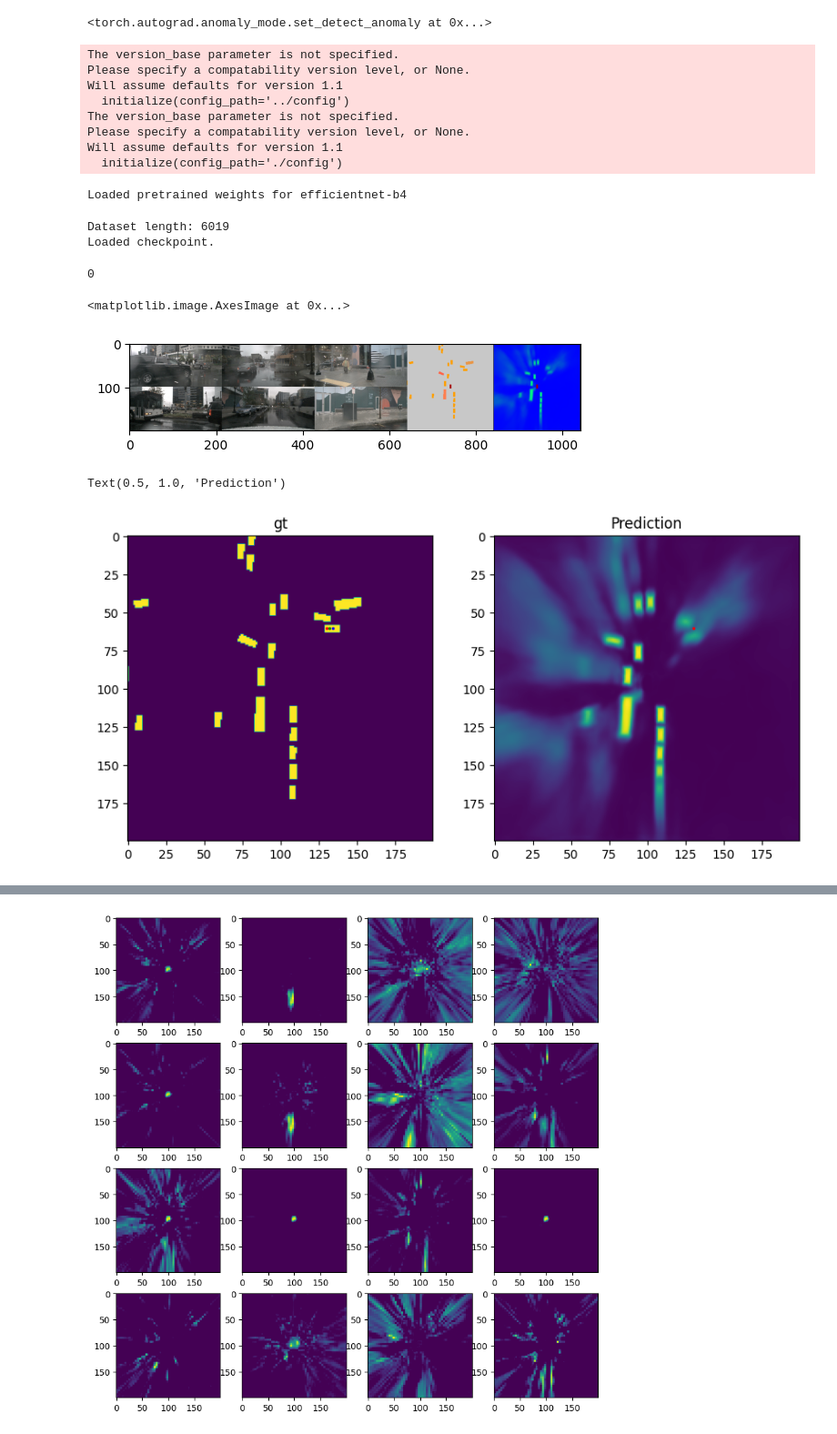
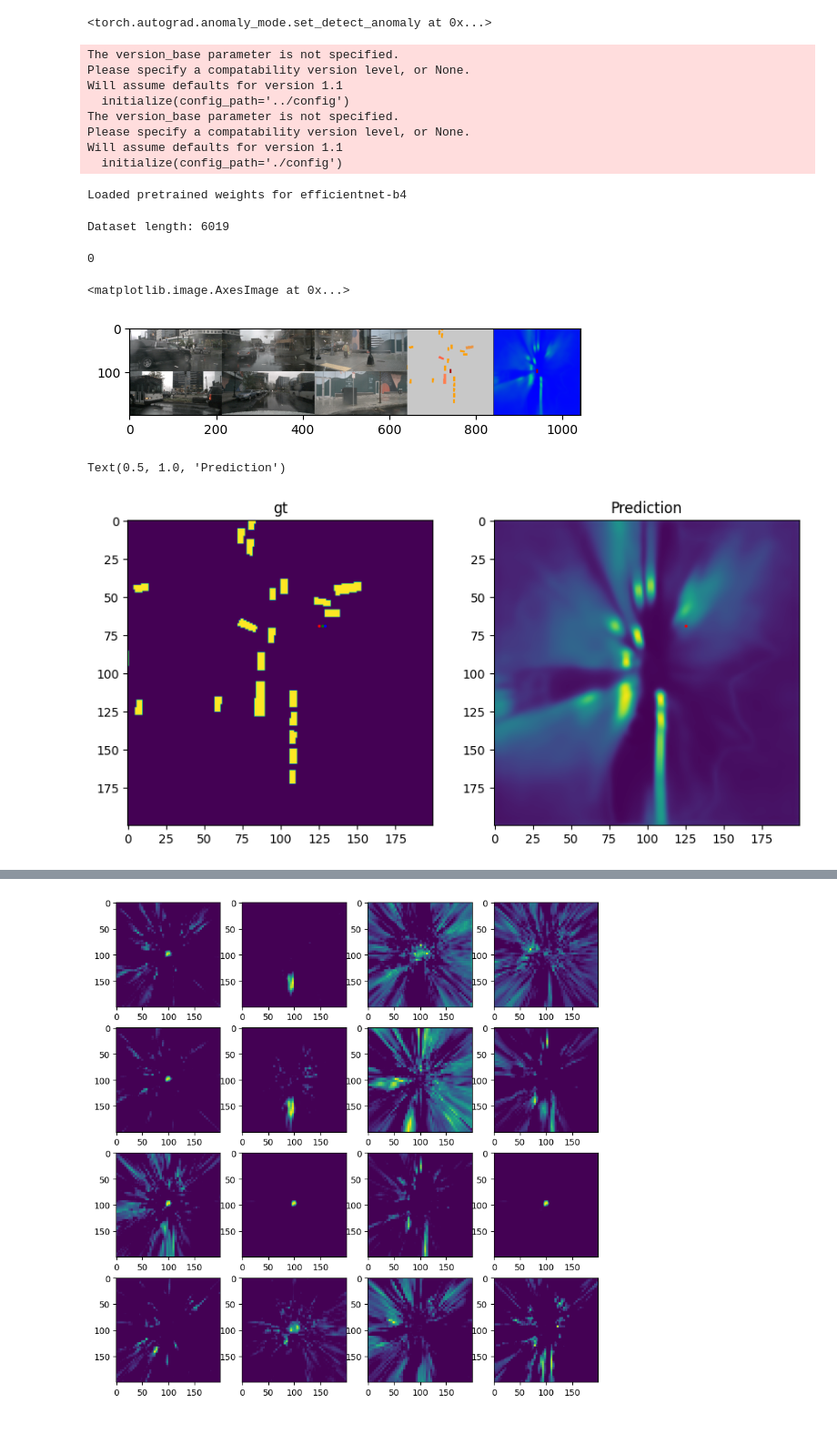
Before and after one commit to nargoo0328/cross_view_transformers, a Jupyter notebook: scripts/test_bug.ipynb, the cells around one changed output, grey strips where cells are left out. Shown: that part at 91% size. Saved outputs shown, nothing was run; the diff lists cells and outputs as text; code cells hidden in the pictures.

```diff
--- a/scripts/test_bug.ipynb
+++ b/scripts/test_bug.ipynb
@@ -24,7 +24,7 @@ torch.autograd.set_detect_anomaly(True)
 version = 'cvt_labels_nuscenes_v3'
 cfg1 = get_cfg(DATASET_DIR, version, 'SparseBEVSeg_Det_3') # cvt_nuscenes_multiclass Sparse
 device = torch.device('cpu') # cuda:5
-model_version = '2024_0910_023047'
+model_version = '2024_0910_174005'
 CHECKPOINT_PATH = None
 CHECKPOINT_PATH = '../logs/cross_view_transformers_test/' + model_version +'/checkpoints/last.ckpt'
 model, network, loader, viz, dataset = prepare_val(cfg1, device, CHECKPOINT_PATH, mode='val', batch_size=4)
@@ -39,12 +39,11 @@ Will assume defaults for version 1.1
   initialize(config_path='./config')
 Loaded pretrained weights for efficientnet-b4
 Dataset length: 6019
-Loaded checkpoint.
 # %%
 network.to(device)
 model.to(device)
 model.metrics.reset()
-with_grad = False
+with_grad = True
 
 if with_grad:
     network.train()
@@ -112,7 +111,7 @@ vis_result = viz(batch, pred)
 plt.imshow(vis_result[0])
 # %% [output]
 <matplotlib.image.AxesImage at 0x...>
-[figure, old version]
+[figure, new version]
 # %%
 # attention = pred['mid_output']['attention']
 # attention = rearrange(attention, '(b h w) m 1 p -> b h w m p', b=4, h=200, w=200)
@@ -125,24 +124,24 @@ reference_points = rearrange(pred['mid_output'][f"stage_{stage}"]['reference_poi
 # %%
 batch_index = 0
 fig, (ax1, ax2) = plt.subplots(1, 2, figsize=(10, 8))
-y = 60
-x = 130
+y = 69
+x = 125
 vehicle_idx = [[4,5,6,7,8,10,11,12]]
 vehicles = [batch['bev'][:, idx].max(1, keepdim=True).values for idx in vehicle_idx]
 vehicles = torch.cat(vehicles, 1)
 ax1.imshow(vehicles[batch_index,0].detach().cpu().numpy())
 ax1.scatter([x],[y], s=2, c='r')
 ax1.scatter([x+2],[y], s=2, c='g')
 ax1.scatter([x+4],[y], s=2, c='b')
 ax1.set_title('gt')
 
 ax2.imshow(((pred['VEHICLE'][batch_index,0].sigmoid().detach().cpu())).numpy())
 ax2.scatter([x],[y], s=2, c='r')
 ax2.set_title('Prediction')
 # plt.title('2D')
 # %% [output]
 Text(0.5, 1.0, 'Prediction')
-[figure, old version]
+[figure, new version]
 # %%
 bev_prediction_index = pred['VEHICLE'][batch_index,0,y,x].sigmoid()
 if stage == 0:
```
Also changed, not shown: parts of 4 cells of this notebook, 2 other files.
